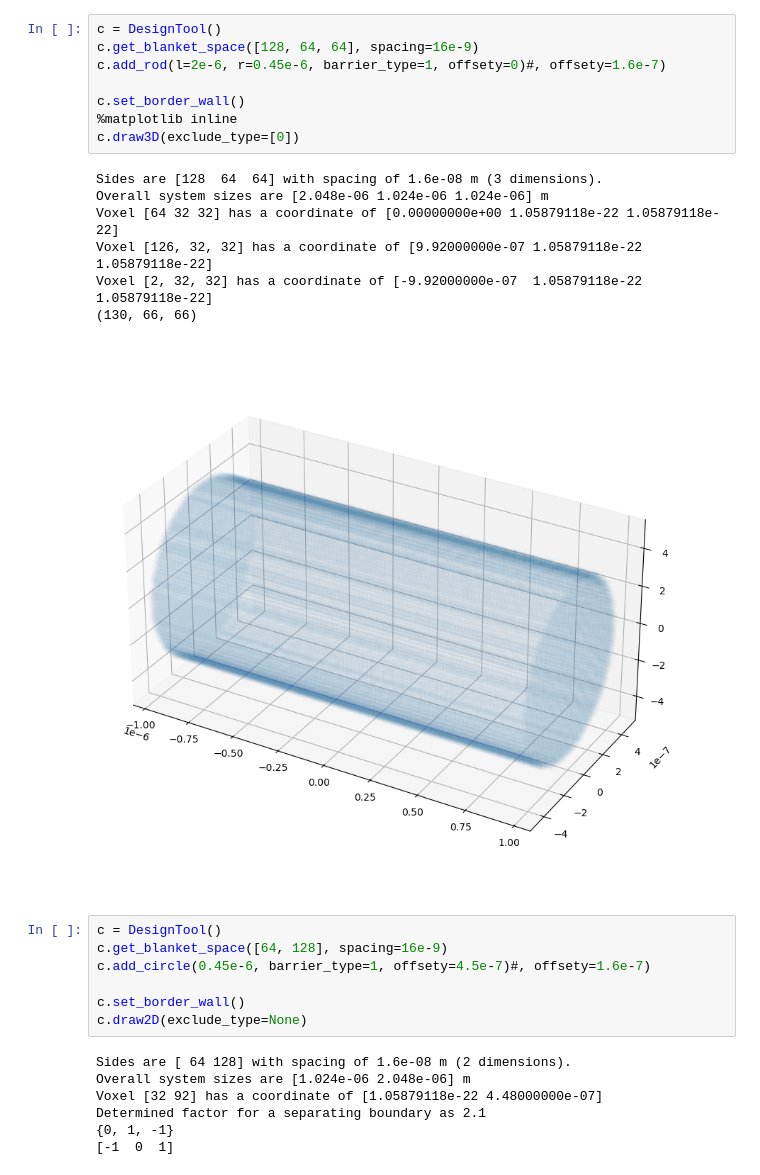
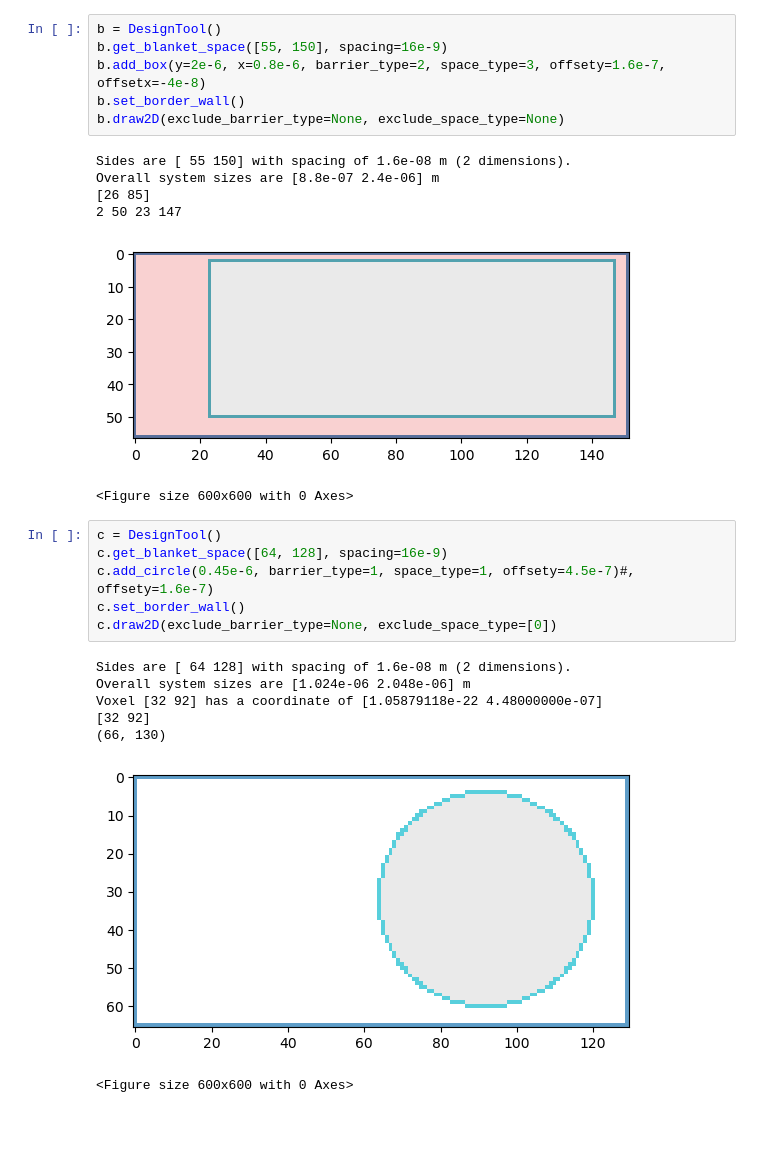
Before and after one commit to darrenjhsu/redicell_framework, a Jupyter notebook: Interactive_design_tool.ipynb, the cells around one changed output. Saved outputs shown, nothing was run; the diff lists cells and outputs as text; blank space fills up the shorter version.

```diff
--- a/Interactive_design_tool.ipynb
+++ b/Interactive_design_tool.ipynb
@@ -223,33 +264,30 @@ plt.imshow(label[0][1])
-# %%
-c = DesignTool()
-c.get_blanket_space([128, 64, 64], spacing=16e-9)
-c.add_rod(l=2e-6, r=0.45e-6, barrier_type=1, offsety=0)#, offsety=1.6e-7)
-
-c.set_border_wall()
-%matplotlib inline
-c.draw3D(exclude_type=[0])
-# %% [output]
-Sides are [128  64  64] with spacing of 1.6e-08 m (3 dimensions).
-Overall system sizes are [2.048e-06 1.024e-06 1.024e-06] m
-Voxel [64 32 32] has a coordinate of [0.00000000e+00 1.05879118e-22 1.05879118e-22]
-Voxel [126, 32, 32] has a coordinate of [9.92000000e-07 1.05879118e-22 1.05879118e-22]
-Voxel [2, 32, 32] has a coordinate of [-9.92000000e-07  1.05879118e-22  1.05879118e-22]
-(130, 66, 66)
-[figure, old version]
+# %%
+b = DesignTool()
+b.get_blanket_space([55, 150], spacing=16e-9)
+b.add_box(y=2e-6, x=0.8e-6, barrier_type=2, space_type=3, offsety=1.6e-7, offsetx=-4e-8)
+b.set_border_wall()
+b.draw2D(exclude_barrier_type=None, exclude_space_type=None)
+# %% [output]
+Sides are [ 55 150] with spacing of 1.6e-08 m (2 dimensions).
+Overall system sizes are [8.8e-07 2.4e-06] m
+[26 85]
+2 50 23 147
+[figure, new version]
+<Figure size 600x600 with 0 Axes>
 # %%
 c = DesignTool()
 c.get_blanket_space([64, 128], spacing=16e-9)
-c.add_circle(0.45e-6, barrier_type=1, offsety=4.5e-7)#, offsety=1.6e-7)
-
+c.add_circle(0.45e-6, barrier_type=1, space_type=1, offsety=4.5e-7)#, offsety=1.6e-7)
 c.set_border_wall()
-c.draw2D(exclude_type=None)
+c.draw2D(exclude_barrier_type=None, exclude_space_type=[0])
 # %% [output]
 Sides are [ 64 128] with spacing of 1.6e-08 m (2 dimensions).
 Overall system sizes are [1.024e-06 2.048e-06] m
 Voxel [32 92] has a coordinate of [1.05879118e-22 4.48000000e-07]
-Determined factor for a separating boundary as 2.1
-{0, 1, -1}
-[-1  0  1]
+[32 92]
+(66, 130)
+[figure, added]
+<Figure size 600x600 with 0 Axes>
 # %%
 c = DesignTool()
 c.get_blanket_space([64, 80, 128], spacing=16e-9)
```
Also changed, not shown: parts of 8 cells of this notebook, 1 other file.
